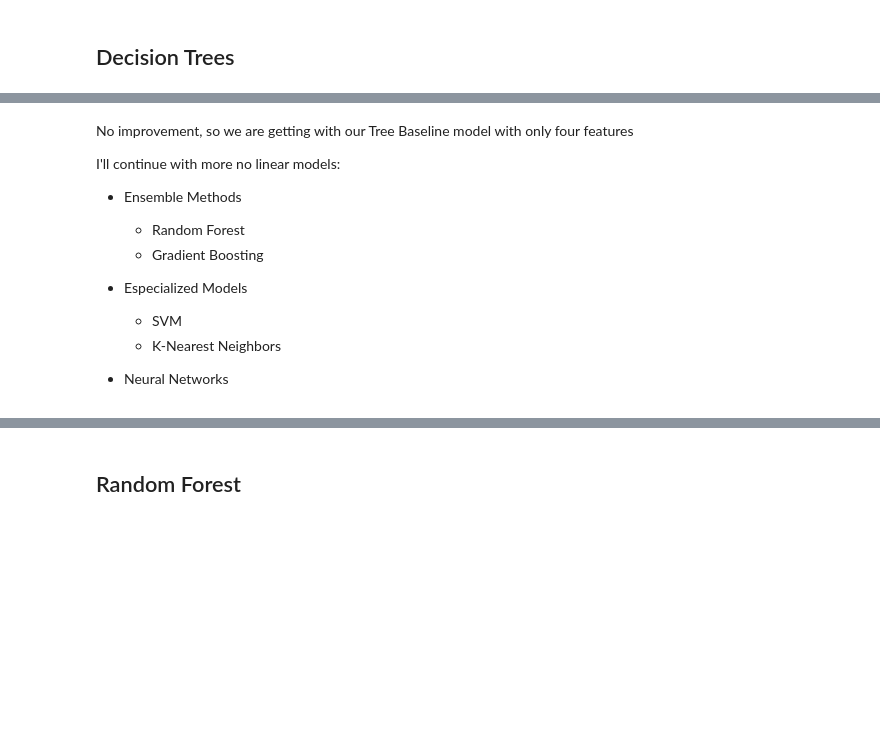
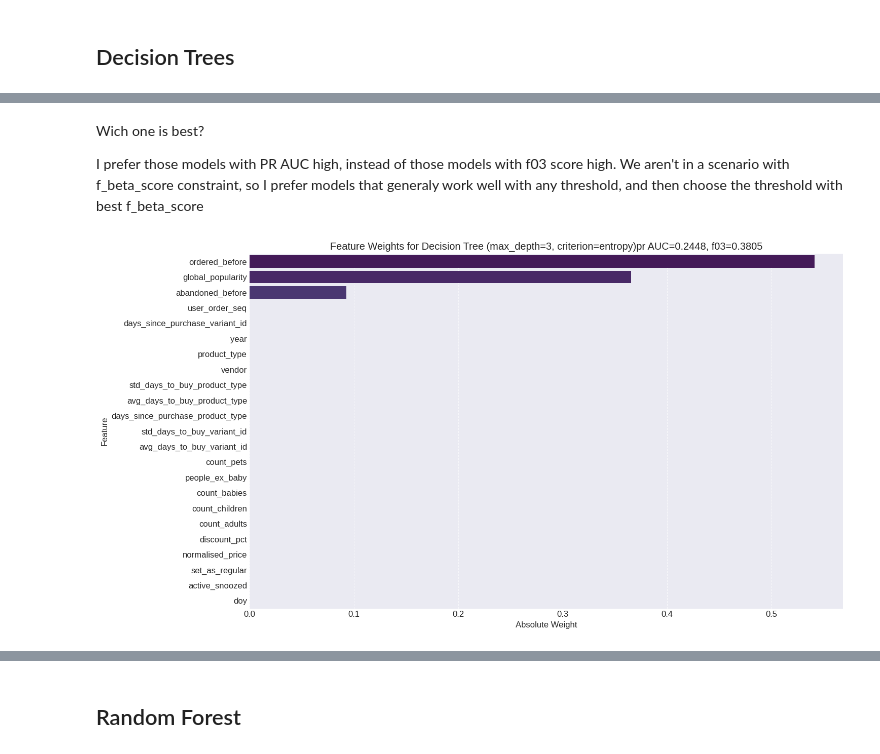
Before and after one commit to Riemann-def/zrive-ds, a Jupyter notebook: src/module_4/notebook.ipynb, the cells around one changed output, grey strips where cells are left out. Saved outputs shown, nothing was run; the diff lists cells and outputs as text; code cells hidden in the pictures; blank space fills up the shorter version.

```diff
--- a/src/module_4/notebook.ipynb
+++ b/src/module_4/notebook.ipynb
@@ -182,4 +186,13 @@ X_train, X_val, X_test, y_train, y_val, y_test = temporal_split_data(
 ## Evaluate Model
 
 I'll use Fbeta score (with beta 0.3) givin more importance to precision over recall
+# %%
+def get_metrics(y_test, y_proba):
+    fpr, tpr, _ = roc_curve(y_test, y_proba)
+    roc_auc = auc(fpr, tpr)
+
+    precision, recall, _ = precision_recall_curve(y_test, y_proba)
+    pr_auc = auc(recall, precision)
+
+    return fpr, tpr, roc_auc, precision, recall, pr_auc
 # %%
@@ -454,7 +461,7 @@ plot_model_weights('L1 (C=0.0001)', 'L2 (C=1e-05)', numeric_cols)
 # %% [markdown]
 We can se that features `ordered_before`, `global_popularity`, `abandoned_before` and `set_as_regular` are the most importants. So we are going to remove the other ones
 # %%
-predictive_cols = [
+baseline_cols = [
     'ordered_before',
     'global_popularity',
     'abandoned_before',
@@ -1162,12 +893,0 @@ Now we'll expand our feature set to test whether additional variables can furthe
-# %%
-target = "outcome"
-cols_to_drop = ["variant_id", "user_id", "order_date", "items_bought"]
-all_feature_cols = sales_df.columns[~sales_df.columns.isin(cols_to_drop + [target])]
-
-numeric_cols = sales_df[all_feature_cols].select_dtypes(include=[np.number]).columns.tolist()
-numeric_cols.remove('order_id')
-categorical_cols = sales_df[all_feature_cols].select_dtypes(exclude=[np.number]).columns.tolist()
-categorical_cols.remove('created_at')
-
-print("Numeric columns:", numeric_cols)
-print("Categorical columns:", categorical_cols)
@@ -1479,13 +894,22 @@ Best Random Search  F0.3: 0.4116
-# %% [markdown]
-No improvement, so we are getting with our Tree Baseline model with only four features
-
-I'll continue with more no linear models:
-- Ensemble Methods
-    - Random Forest
-    - Gradient Boosting
-
-- Especialized Models
-    - SVM
-    - K-Nearest Neighbors
-
-- Neural Networks
+# %% [markdown]
+Wich one is best?
+
+I prefer those models with PR AUC high, instead of those models with f03 score high. We aren't in a scenario with f_beta_score constraint, so I prefer models that generaly work well with any threshold, and then choose the threshold with best f_beta_score
+# %%
+all_features = numeric_cols + ['vendor', 'product_type', 'created_at']
+all_features_pro_names = all_features[:-1] + ['year', 'doy']
+# %%
+best_i = grid_results['pr_auc'].idxmax()
+best_pipeline = grid_results['pipeline'][best_i]
+best_model = best_pipeline.named_steps['model']
+plot_model_weights(
+    best_model,
+    all_features_pro_names,
+    model_name=f"Decision Tree "
+                f"(max_depth={grid_results['max_depth'][best_i]}, "
+                f"criterion={grid_results['criterion'][best_i]})"
+                f"pr AUC={grid_results['pr_auc'][best_i]:.4f}, "
+                f"f03={grid_results['f03_val'][best_i]:.4f}"
+)
+# %% [output]
+[figure, added]
```
Also changed, not shown: parts of 52 cells of this notebook.
